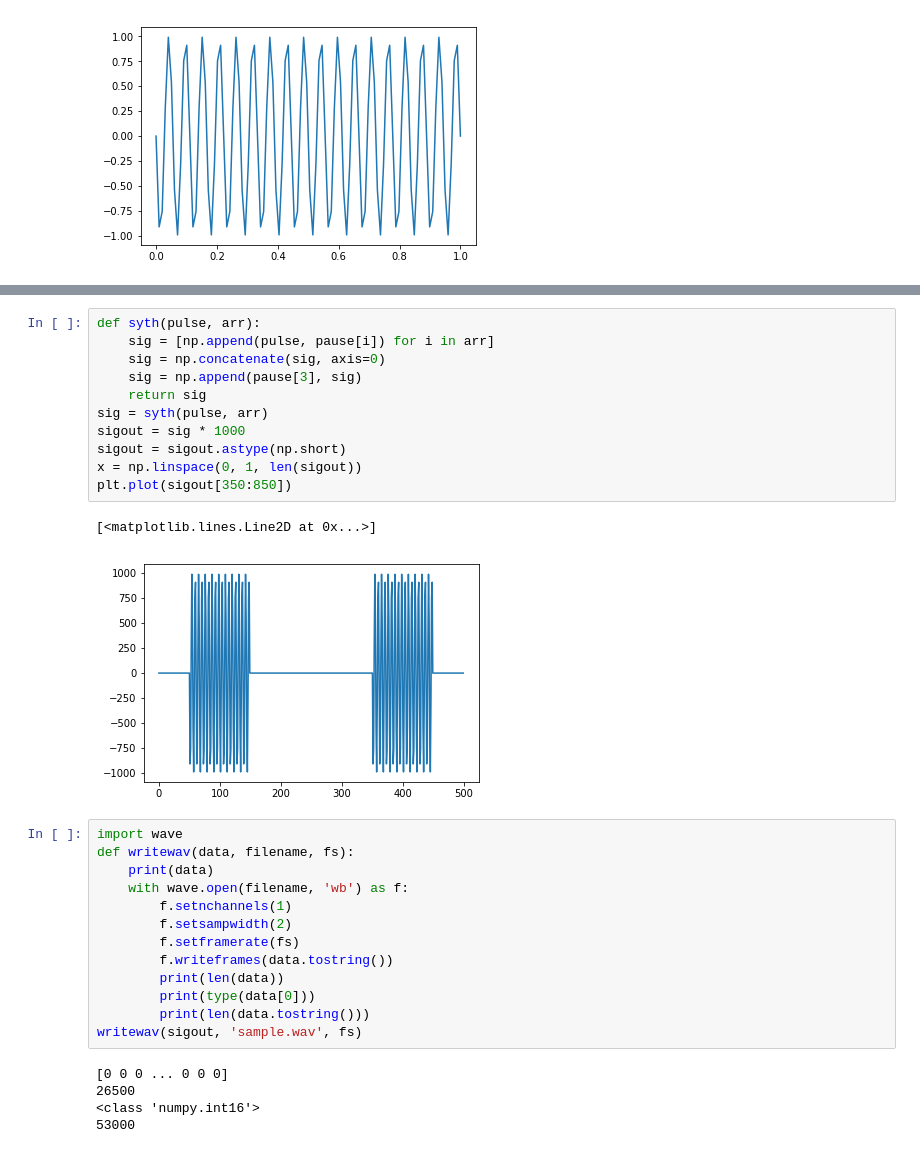
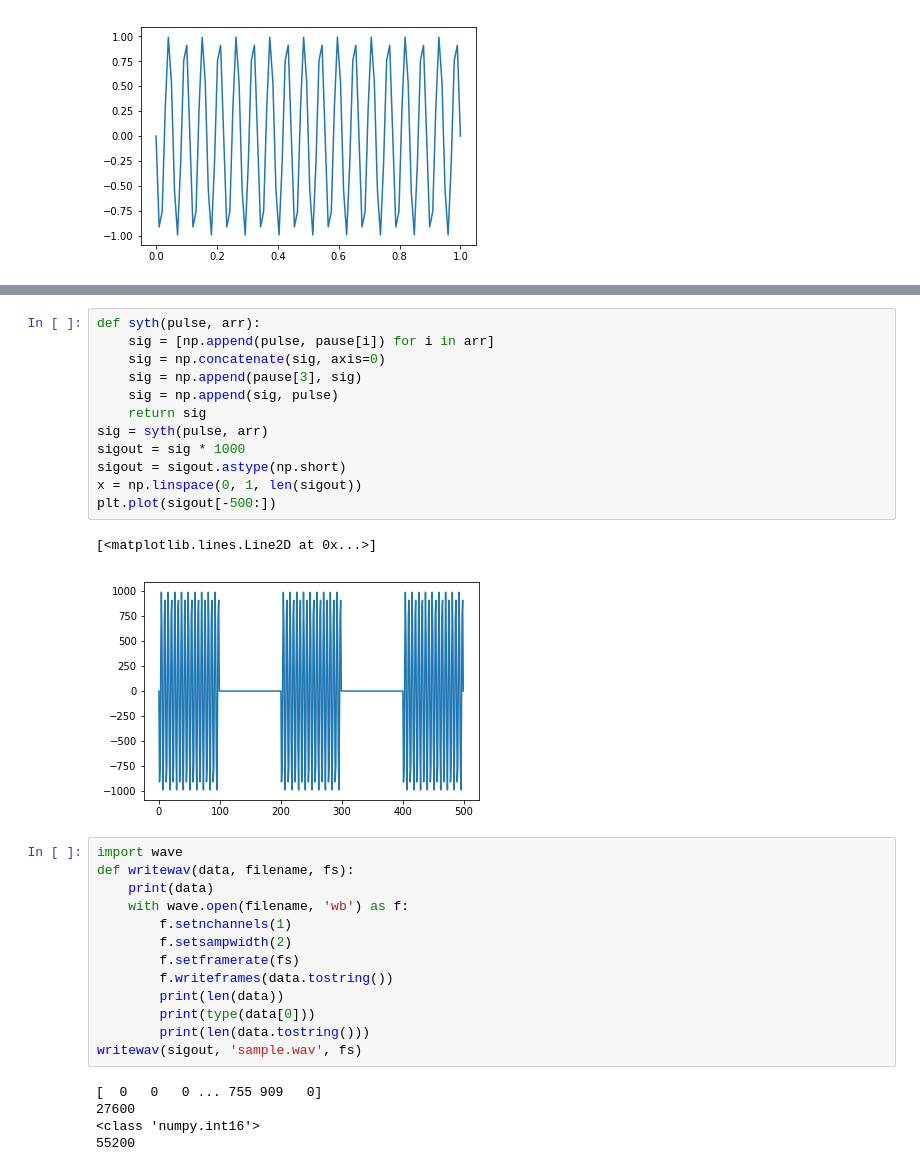
Before and after one commit to agil27/wivi, a Jupyter notebook: modulation.ipynb, the cells around one changed output, grey strips where cells are left out. Saved outputs shown, nothing was run; the diff lists cells and outputs as text.

```diff
--- a/modulation.ipynb
+++ b/modulation.ipynb
@@ -45,17 +45,18 @@ plt.plot(arr)
 # %%
 def syth(pulse, arr):
     sig = [np.append(pulse, pause[i]) for i in arr]
     sig = np.concatenate(sig, axis=0)
     sig = np.append(pause[3], sig)
+    sig = np.append(sig, pulse)
     return sig
 sig = syth(pulse, arr)
 sigout = sig * 1000
 sigout = sigout.astype(np.short)
 x = np.linspace(0, 1, len(sigout))
-plt.plot(sigout[350:850])
+plt.plot(sigout[-500:])
 # %% [output]
 [<matplotlib.lines.Line2D at 0x...>]
-[figure, old version]
+[figure, new version]
 # %%
 import wave
 def writewav(data, filename, fs):
@@ -70,10 +71,10 @@ def writewav(data, filename, fs):
         print(len(data.tostring()))
 writewav(sigout, 'sample.wav', fs)
 # %% [output]
-[0 0 0 ... 0 0 0]
-26500
+[  0   0   0 ... 755 909   0]
+27600
 <class 'numpy.int16'>
-53000
+55200
 # %%
 def awgn(x, snr):
     snr = 10**(snr/10.0)
```
Also changed, not shown: parts of 3 cells of this notebook, 1 other file.
